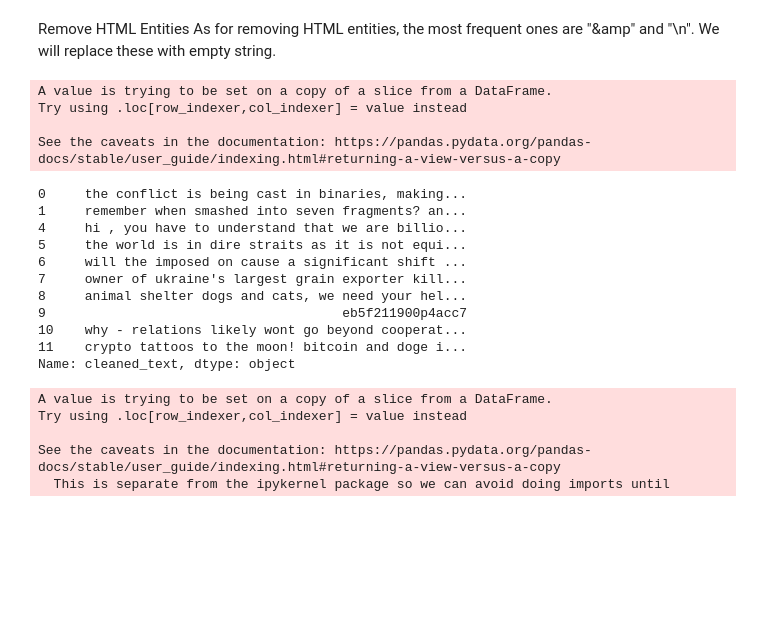
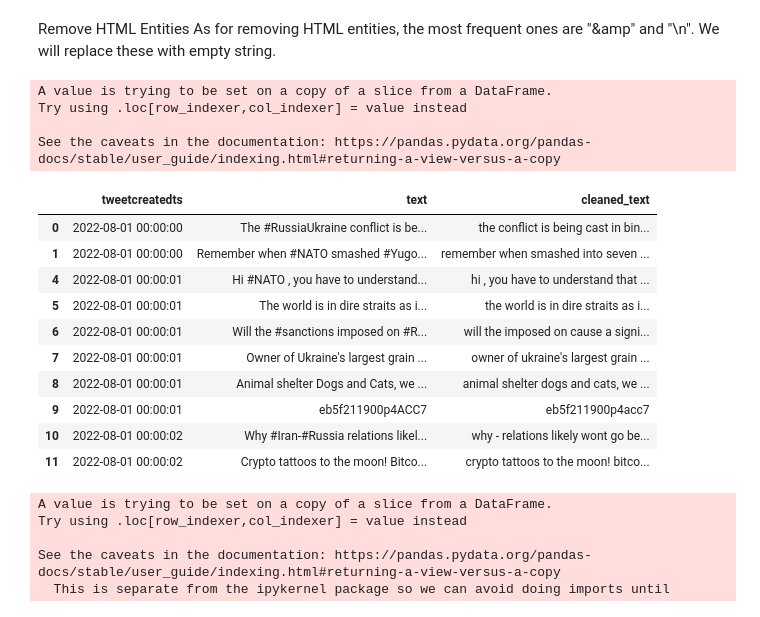
Before and after one commit to aiscience-22/UA_War, a Jupyter notebook: TwitterUA_cleaned_data.ipynb, the cells around one changed output. Drawn from its saved outputs; the diff is of its cells as text; code cells hidden in the pictures; blank space fills up the shorter version.

```diff
--- a/TwitterUA_cleaned_data.ipynb
+++ b/TwitterUA_cleaned_data.ipynb
@@ -465,0 +501,3 @@ Let's see how looks data in that new DataFrame and what we need to do further
+# %%
+# Extract text of twits and time, when they were created
+text_df = eng_df[['tweetcreatedts', 'text']]
@@ -555,30 +595,30 @@ Remove HTML Entities
 As for removing HTML entities, the most frequent ones are "&amp" and "\n". We will replace these with empty string.
 # %%
 # replace "&amp" in tweets with empty string
-eng_df["cleaned_text"] = eng_df["cleaned_text"].str.replace("&amp", "")
+text_df["cleaned_text"] = text_df["cleaned_text"].str.replace("&amp", "")
 
 # replace "\n" in tweets with empty string
 # may not be necessary after applying remove_unnecessary func
 # feb_df["cleaned_text"] = feb_df["cleaned_text"].str.replace("\n", "")
 
 # check
-eng_df["cleaned_text"].head(10)
+text_df.head(10)
 # %% [output]
 A value is trying to be set on a copy of a slice from a DataFrame.
 Try using .loc[row_indexer,col_indexer] = value instead
 
 See the caveats in the documentation: https://pandas.pydata.org/pandas-docs/stable/user_guide/indexing.html#returning-a-view-versus-a-copy
-0     the conflict is being cast in binaries, making...
-1     remember when smashed into seven fragments? an...
-4     hi , you have to understand that we are billio...
-5     the world is in dire straits as it is not equi...
-6     will the imposed on cause a significant shift ...
-7     owner of ukraine's largest grain exporter kill...
-8     animal shelter dogs and cats, we need your hel...
-9                                      eb5f211900p4acc7
-10    why - relations likely wont go beyond cooperat...
-11    crypto tattoos to the moon! bitcoin and doge i...
-Name: cleaned_text, dtype: object
+|  | tweetcreatedts | text | cleaned_text |
+| 0 | 2022-08-01 00:00:00 | The #RussiaUkraine conflict is be... | the conflict is being cast in bin... |
+| 1 | 2022-08-01 00:00:00 | Remember when #NATO smashed #Yugo... | remember when smashed into seven ... |
+| 4 | 2022-08-01 00:00:01 | Hi #NATO , you have to understand... | hi , you have to understand that ... |
+| 5 | 2022-08-01 00:00:01 | The world is in dire straits as i... | the world is in dire straits as i... |
+| 6 | 2022-08-01 00:00:01 | Will the #sanctions imposed on #R... | will the imposed on cause a signi... |
+| 7 | 2022-08-01 00:00:01 | Owner of Ukraine's largest grain ... | owner of ukraine's largest grain ... |
+| 8 | 2022-08-01 00:00:01 | Animal shelter Dogs and Cats, we ... | animal shelter dogs and cats, we ... |
+| 9 | 2022-08-01 00:00:01 | eb5f211900p4ACC7 | eb5f211900p4acc7 |
+| 10 | 2022-08-01 00:00:02 | Why #Iran-#Russia relations likel... | why - relations likely wont go be... |
+| 11 | 2022-08-01 00:00:02 | Crypto tattoos to the moon! Bitco... | crypto tattoos to the moon! bitco... |
 # %%
 # remove punctuations using regex
 # reference: https://stackoverflow.com/questions/68641923/remove-puncts-from-pandas-dataframe
```
Also changed, not shown: parts of 20 cells of this notebook.
